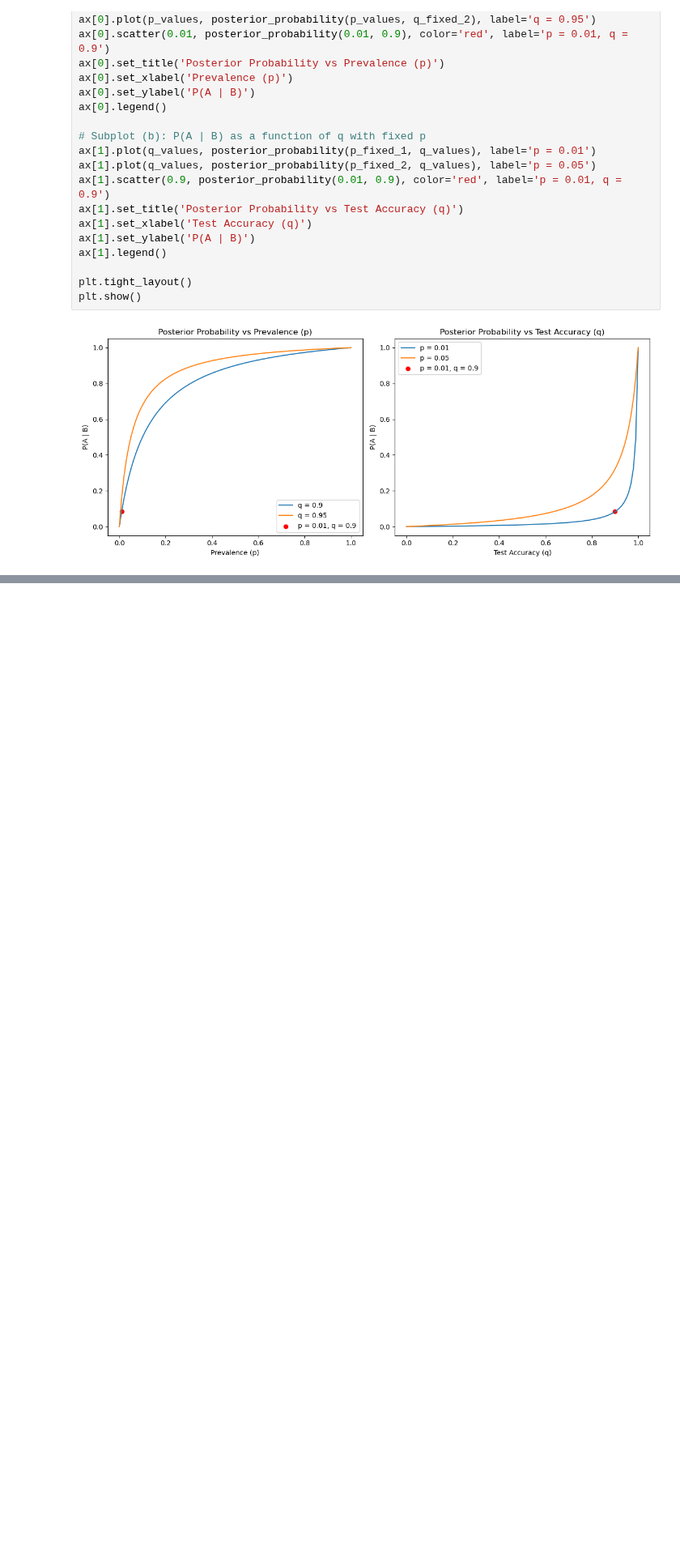
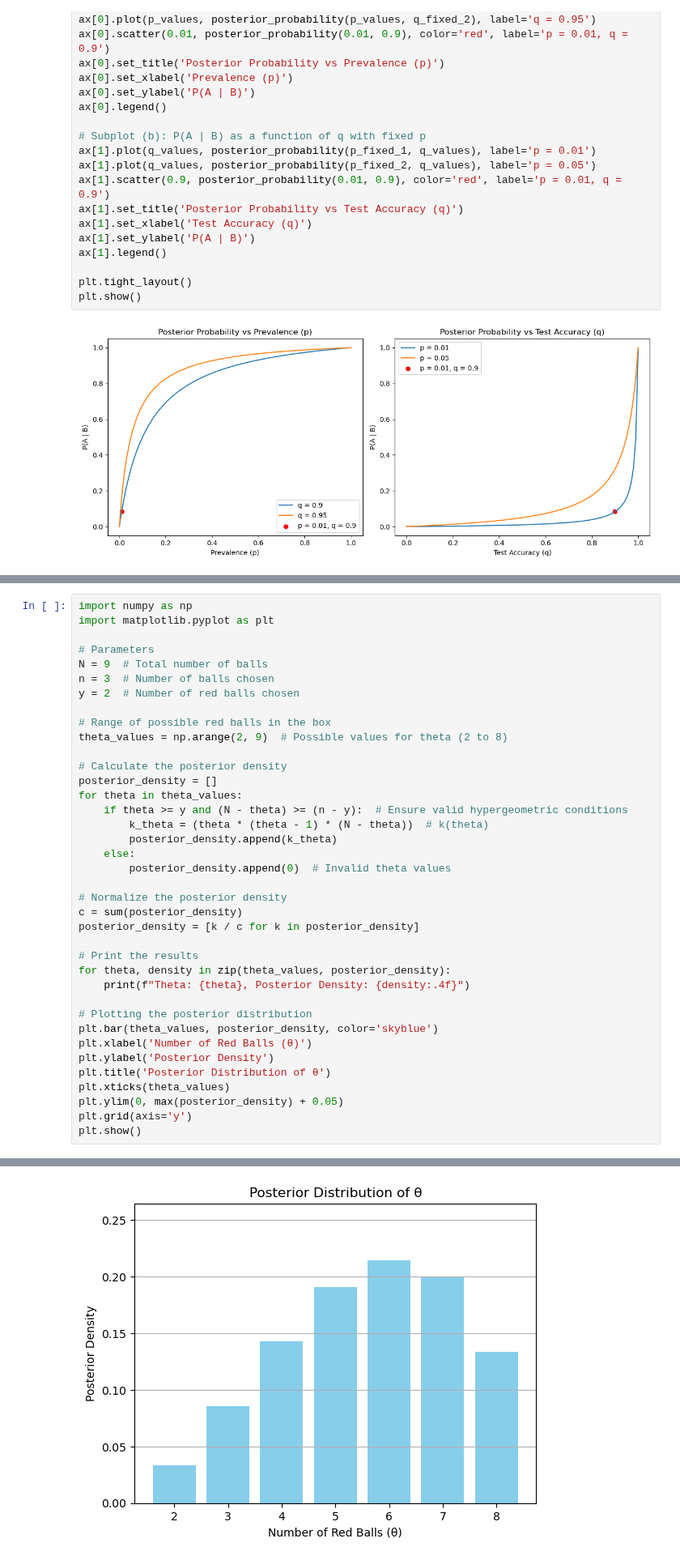
Before and after one commit to rocky115/DeepMythomatics, a Jupyter notebook: Sampling/Chapter-1/Saauntibaa_Saalo-1.ipynb, the cells around one changed output, grey strips where cells are left out. Shown at 81% size. Saved outputs shown, nothing was run; the diff lists cells and outputs as text; blank space fills up the shorter version.

```diff
--- a/Sampling/Chapter-1/Saauntibaa_Saalo-1.ipynb
+++ b/Sampling/Chapter-1/Saauntibaa_Saalo-1.ipynb
@@ -318,0 +1288,39 @@ plt.show()
+# %%
+import numpy as np
+import matplotlib.pyplot as plt
+
+# Parameters
+N = 9  # Total number of balls
+n = 3  # Number of balls chosen
+y = 2  # Number of red balls chosen
+
+# Range of possible red balls in the box
+theta_values = np.arange(2, 9)  # Possible values for theta (2 to 8)
+
+# Calculate the posterior density
+posterior_density = []
+for theta in theta_values:
+    if theta >= y and (N - theta) >= (n - y):  # Ensure valid hypergeometric conditions
+        k_theta = (theta * (theta - 1) * (N - theta))  # k(theta)
+        posterior_density.append(k_theta)
+    else:
+        posterior_density.append(0)  # Invalid theta values
+
+# Normalize the posterior density
+c = sum(posterior_density)
+posterior_density = [k / c for k in posterior_density]
+
+# Print the results
+for theta, density in zip(theta_values, posterior_density):
+    print(f"Theta: {theta}, Posterior Density: {density:.4f}")
+
+# Plotting the posterior distribution
+plt.bar(theta_values, posterior_density, color='skyblue')
+plt.xlabel('Number of Red Balls (θ)')
+plt.ylabel('Posterior Density')
+plt.title('Posterior Distribution of θ')
+plt.xticks(theta_values)
+plt.ylim(0, max(posterior_density) + 0.05)
+plt.grid(axis='y')
+plt.show()
+# %% [output]
@@ -318,0 +1334 @@ plt.show()
+[figure, added]
```
Also changed, not shown: parts of 15 cells of this notebook, 1 other file.
